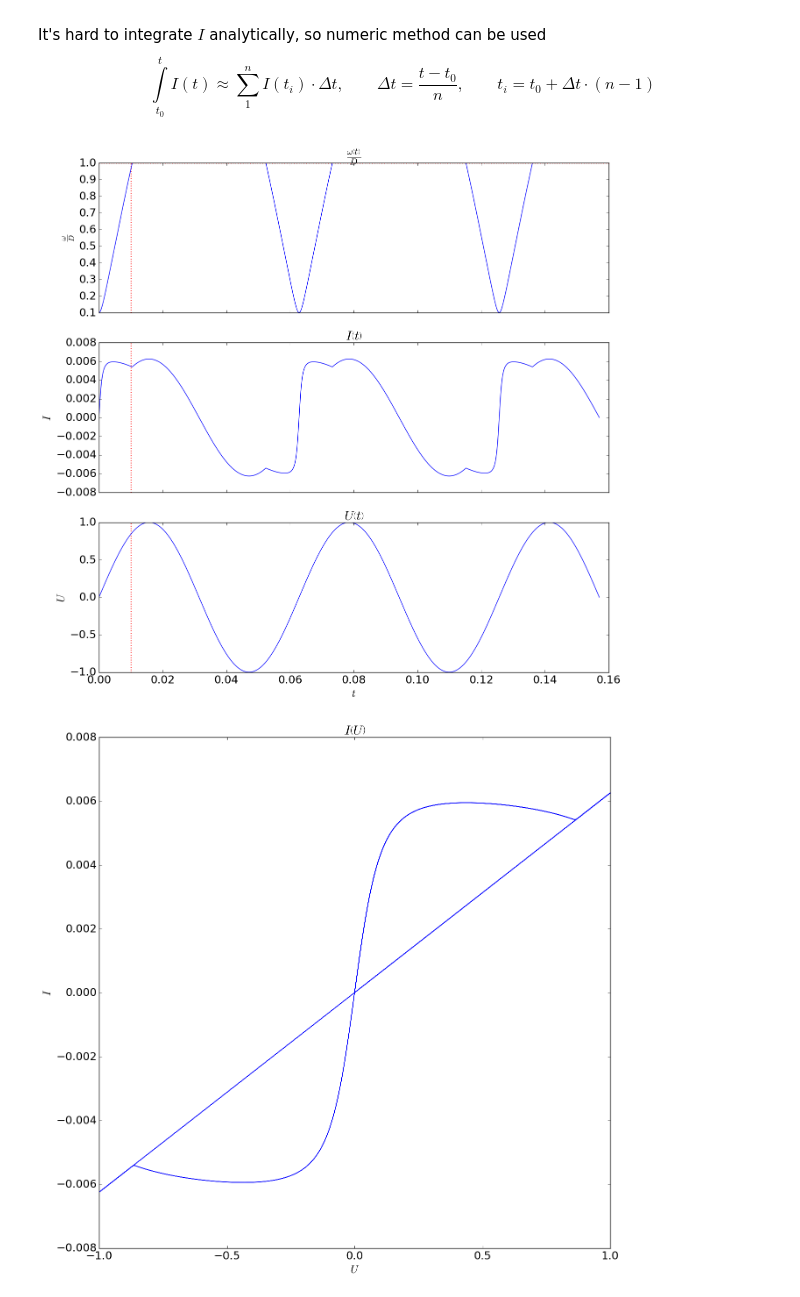
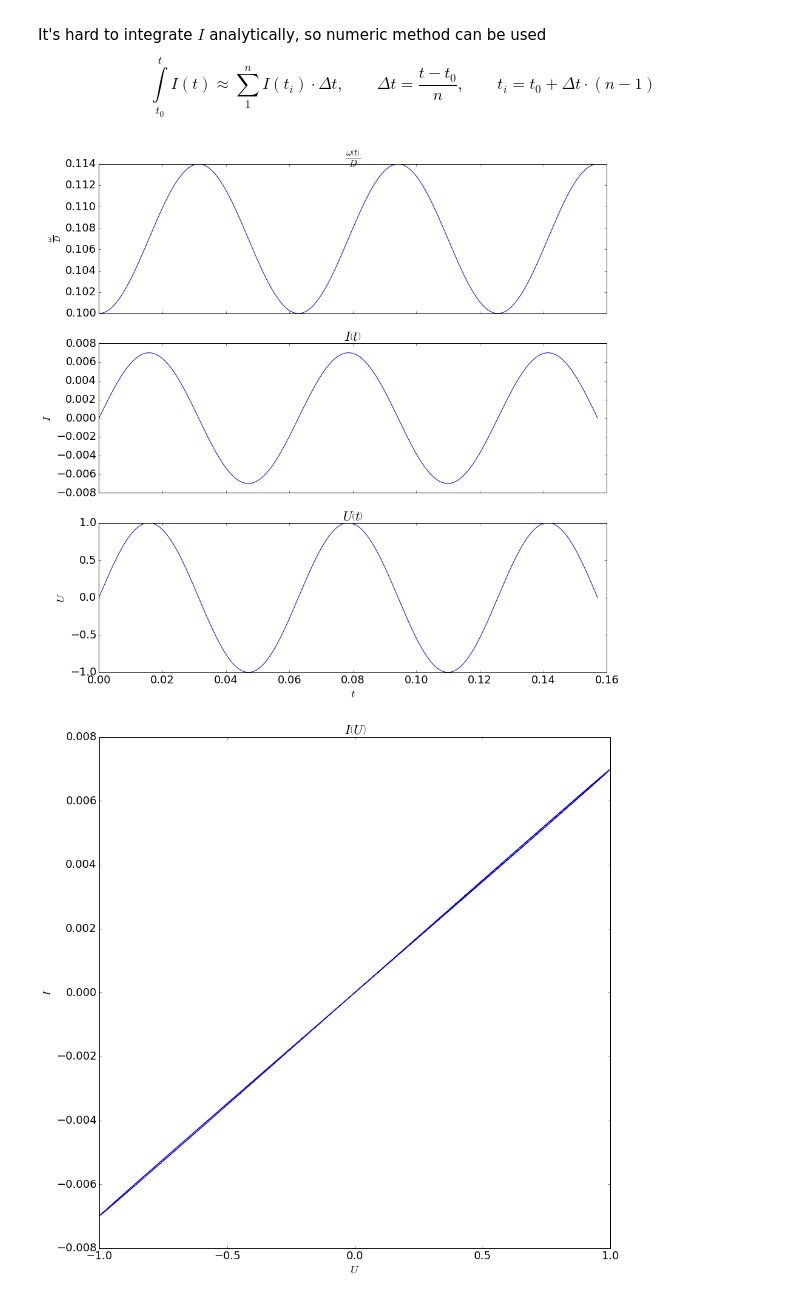
Before and after one commit to char-lie/physical-informatics, a Jupyter notebook: Lab5/lab5.ipynb, the cells around one changed output. Saved outputs shown, nothing was run; the diff lists cells and outputs as text; code cells hidden in the pictures.

Commit message:
Displayed 2 tasks on Lab 5

```diff
--- a/Lab5/lab5.ipynb
+++ b/Lab5/lab5.ipynb
@@ -183,8 +183,8 @@ R_ON = 1
 R_OFF = R_ON * 160
 U0 = 1
 # %%
-def U(t, U0, nu):
+def U_sin(t, U0, nu):
     return U0 * np.sin(nu * t)
 
-def Phi(t, U0, nu):
+def Phi_sin(t, U0, nu):
     return U0 * (1 - np.cos(nu * t)) / nu
@@ -193,7 +197,12 @@ m = Memristor(D, mu, nu, w0, 160, 1, lambda t: U(t, U0, nu), lambda t: Phi(t, U0
+# %%
+m_sin1 = Memristor(D, mu, nu, w0, 1, 160, lambda t: U_sin(t, U0, nu), lambda t: Phi_sin(t, U0, nu))
+m_sin2 = Memristor(D, mu, nu, w0, 1, 380, lambda t: U_sin(t, U0, nu), lambda t: Phi_sin(t, U0, nu))
+m_sin_sqr1 = Memristor(D, mu, nu, w0, 1, 160, lambda t: U_sin_sqr(t, U0, nu), lambda t: Phi_sin_sqr(t, U0, nu))
+m_sin_sqr2 = Memristor(D, mu, nu, w0, 1, 380, lambda t: U_sin_sqr(t, U0, nu), lambda t: Phi_sin_sqr(t, U0, nu))
 # %%
-m.task1(plt, 1000, 5)
-m.task2(plt, 1000, 5)
-m.task3(plt, 1000, 5)
+m_sin1.task1(plt, 1000, 5)
+m_sin1.task2(plt, 1000, 5)
+m_sin1.task3(plt, 1000, 5)
 # %% [output]
-[figure, old version]
+[figure, new version]
-[figure, old version]
+[figure, new version]
```
Also changed, not shown: parts of 7 cells of this notebook.
